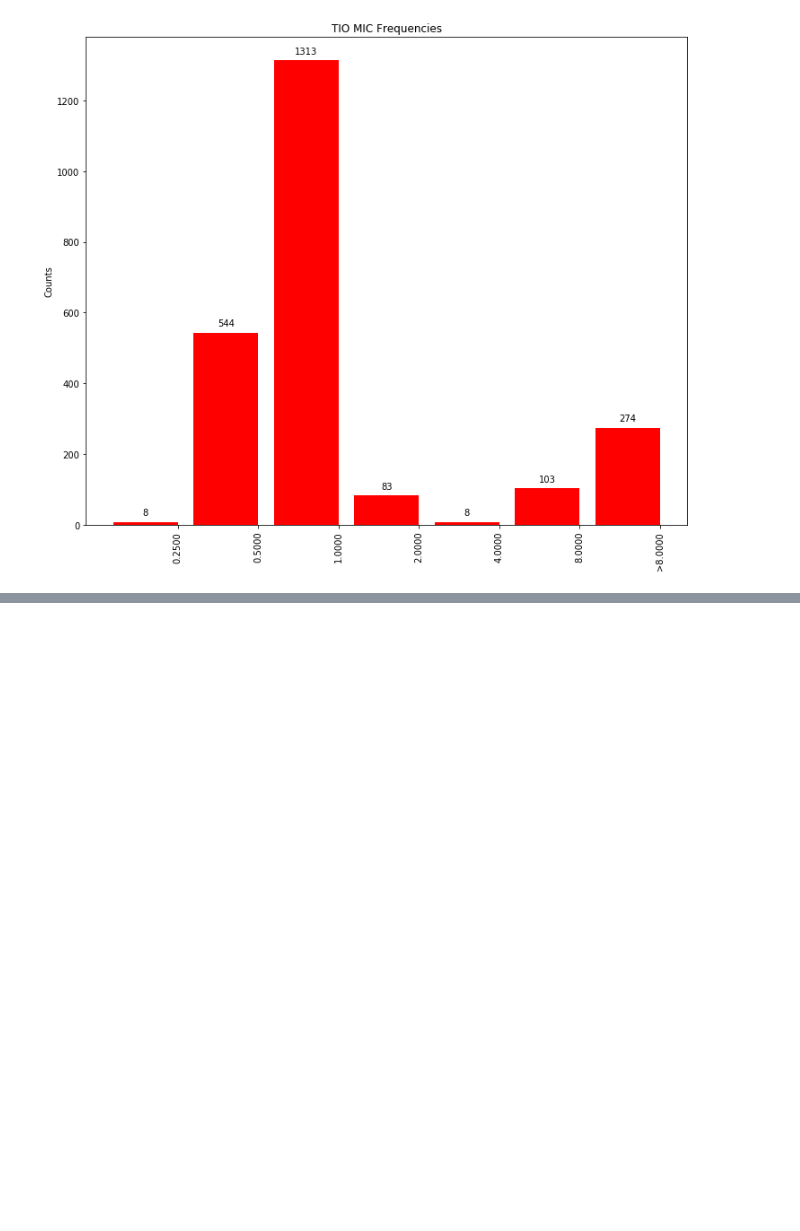
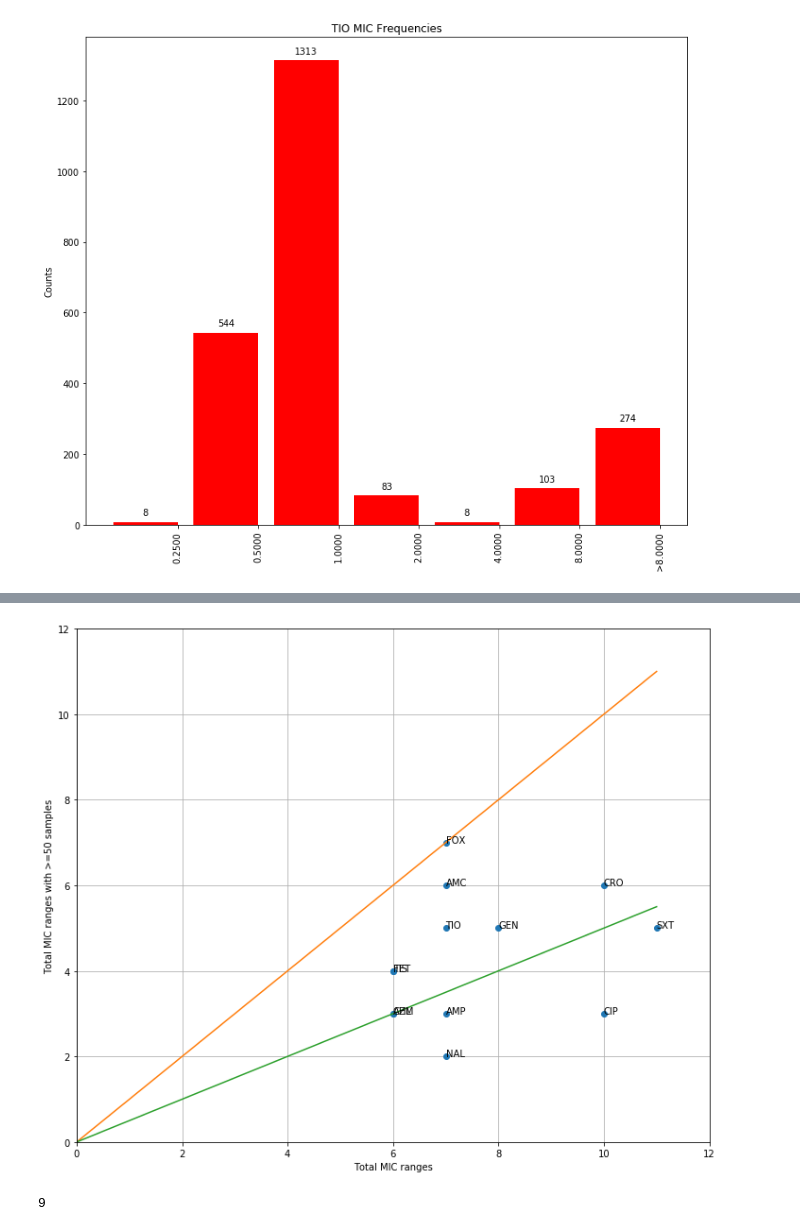
Before and after one commit to superphy/phenores, a Jupyter notebook: notebooks/0.0-mwhitesi-visualise-mic-distributions.ipynb, the cells around one changed output, grey strips where cells are left out. Saved outputs shown, nothing was run; the diff lists cells and outputs as text; code cells hidden in the pictures; blank space fills up the shorter version.

```diff
--- a/notebooks/0.0-mwhitesi-visualise-mic-distributions.ipynb
+++ b/notebooks/0.0-mwhitesi-visualise-mic-distributions.ipynb
@@ -228,3 +93,0 @@ for drug in list(mic):
-# %%
-# Save binning for
-serotypes, counts = np.unique(meta['SEROTYPE'], return_counts=True)
@@ -294,0 +94,44 @@ micsdf.
+# %%
+# Plot bins with sufficient counts
+min_n = 50
+
+colors=iter(cm.rainbow(np.linspace(0,1,micsdf.shape[1])))
+ptns = np.empty((2,micsdf.shape[1]))
+names = list()
+i = 0
+
+above50 = []
+above75 = []
+for col in micsdf:
+    counts = micsdf[col].value_counts()
+    M = sum(counts >= min_n)
+    N = len(counts)
+    ptns[:,i] = [M, N]
+    names.append(col)
+    if M/N >= .5:
+        above50.append(col)
+        if M/N >= .75:
+            above75.append(col)
+    i += 1
+
+#ax = fig.add_subplot(111)
+plt.plot(ptns[1,:], ptns[0,:], 'o')
+plt.plot(np.arange(12), np.arange(12))
+plt.plot(np.arange(12), np.arange(12)/2)
+plt.axis([0, 12, 0, 12])
+plt.grid()
+plt.ylabel('Total MIC ranges with >={} samples'.format(min_n))
+plt.xlabel('Total MIC ranges')
+
+i = 0
+for lab in names:
+    yx = ptns[:,i]
+    plt.annotate(lab, xy=(yx[1],yx[0]), textcoords='data')
+    i += 1
+plt.show()
+# %% [output]
+[figure, added]
+# %%
+len(above50)
+# %% [output]
+9
```
Also changed, not shown: parts of 10 cells of this notebook, 1 other file.
